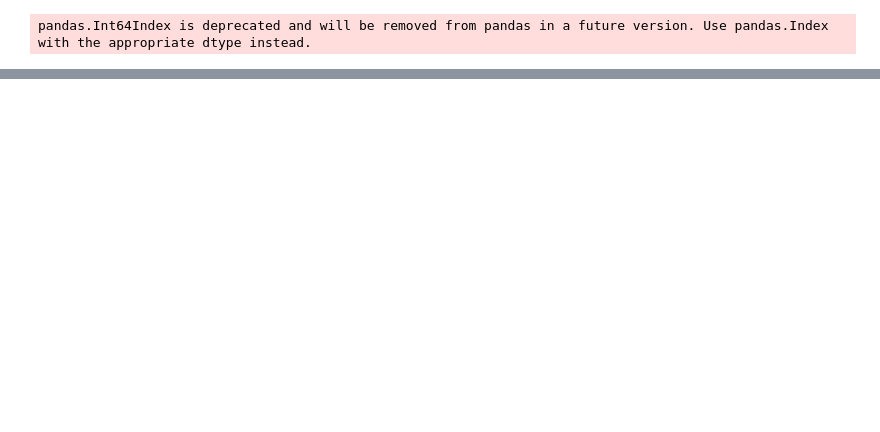
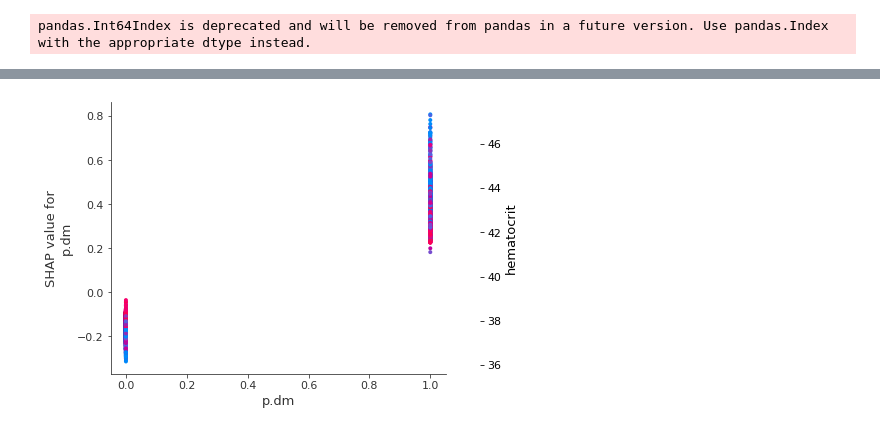
Before and after one commit to erictora/XHAP, a Jupyter notebook: models/Cox-XGB.ipynb, the cells around one changed output, grey strips where cells are left out. Drawn from its saved outputs; the diff is of its cells as text; code cells hidden in the pictures; blank space fills up the shorter version.

```diff
--- a/models/Cox-XGB.ipynb
+++ b/models/Cox-XGB.ipynb
@@ -213 +202,5 @@ matplotlib.get_backend()
+# %%
+shap.dependence_plot("p.dm", shap_values, X)
+# %% [output]
+[figure, added]
 # %%
```
Also changed, not shown: parts of 17 cells of this notebook.
